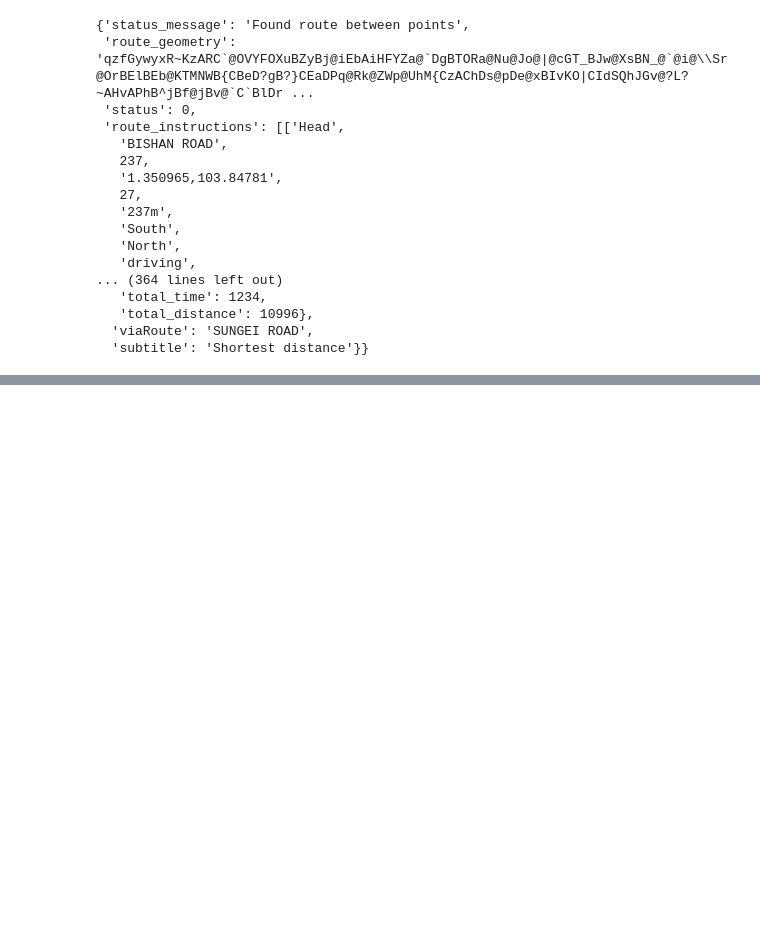
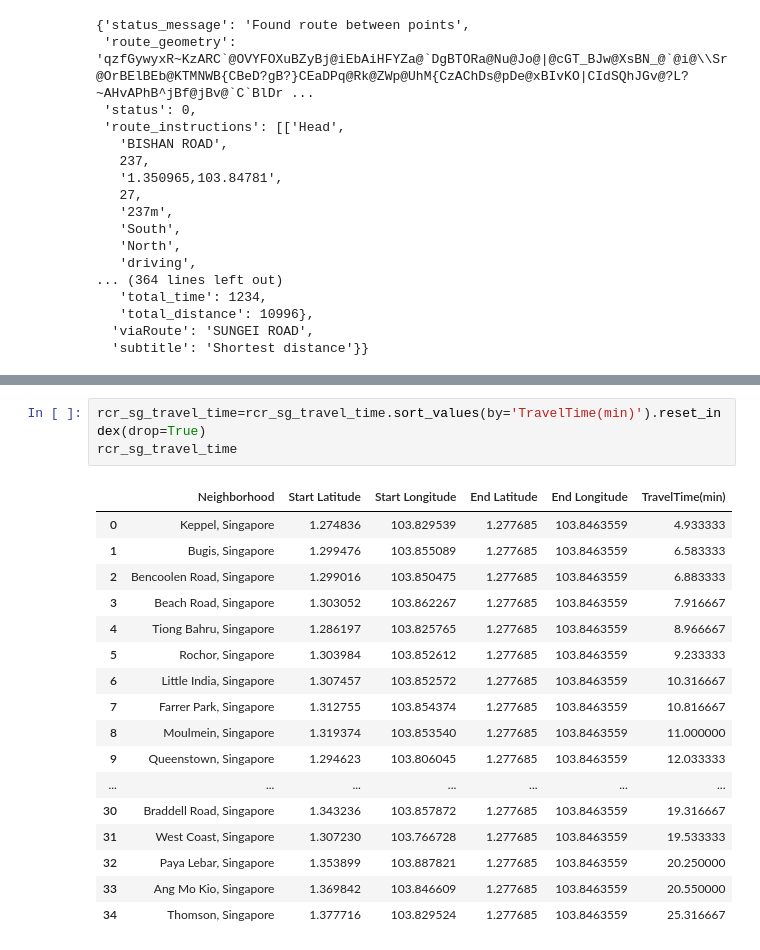
Before and after one commit to tianliangwanan/Coursera_Capstone, a Jupyter notebook: Battle of Neighborhood in Singapore.ipynb, the cells around one changed output, grey strips where cells are left out. Drawn from its saved outputs; the diff is of its cells as text; blank space fills up the shorter version.

```diff
--- a/Battle of Neighborhood in Singapore.ipynb
+++ b/Battle of Neighborhood in Singapore.ipynb
@@ -502,0 +568,21 @@ results
+# %%
+rcr_sg_travel_time=rcr_sg_travel_time.sort_values(by='TravelTime(min)').reset_index(drop=True)
+rcr_sg_travel_time
+# %% [output]
+|  | Neighborhood | Start Latitude | Start Longitude | End Latitude | End Longitude | TravelTime(min) |
+| 0 | Keppel, Singapore | 1.274836 | 103.829539 | 1.277685 | 103.8463559 | 4.933333 |
+| 1 | Bugis, Singapore | 1.299476 | 103.855089 | 1.277685 | 103.8463559 | 6.583333 |
+| 2 | Bencoolen Road, Singapore | 1.299016 | 103.850475 | 1.277685 | 103.8463559 | 6.883333 |
+| 3 | Beach Road, Singapore | 1.303052 | 103.862267 | 1.277685 | 103.8463559 | 7.916667 |
+| 4 | Tiong Bahru, Singapore | 1.286197 | 103.825765 | 1.277685 | 103.8463559 | 8.966667 |
+| 5 | Rochor, Singapore | 1.303984 | 103.852612 | 1.277685 | 103.8463559 | 9.233333 |
+| 6 | Little India, Singapore | 1.307457 | 103.852572 | 1.277685 | 103.8463559 | 10.316667 |
+| 7 | Farrer Park, Singapore | 1.312755 | 103.854374 | 1.277685 | 103.8463559 | 10.816667 |
+| 8 | Moulmein, Singapore | 1.319374 | 103.853540 | 1.277685 | 103.8463559 | 11.000000 |
+| 9 | Queenstown, Singapore | 1.294623 | 103.806045 | 1.277685 | 103.8463559 | 12.033333 |
+| ... | ... | ... | ... | ... | ... | ... |
+| 30 | Braddell Road, Singapore | 1.343236 | 103.857872 | 1.277685 | 103.8463559 | 19.316667 |
+| 31 | West Coast, Singapore | 1.307230 | 103.766728 | 1.277685 | 103.8463559 | 19.533333 |
+| 32 | Paya Lebar, Singapore | 1.353899 | 103.887821 | 1.277685 | 103.8463559 | 20.250000 |
+| 33 | Ang Mo Kio, Singapore | 1.369842 | 103.846609 | 1.277685 | 103.8463559 | 20.550000 |
+| 34 | Thomson, Singapore | 1.377716 | 103.829524 | 1.277685 | 103.8463559 | 25.316667 |
```
Also changed, not shown: parts of 7 cells of this notebook.
